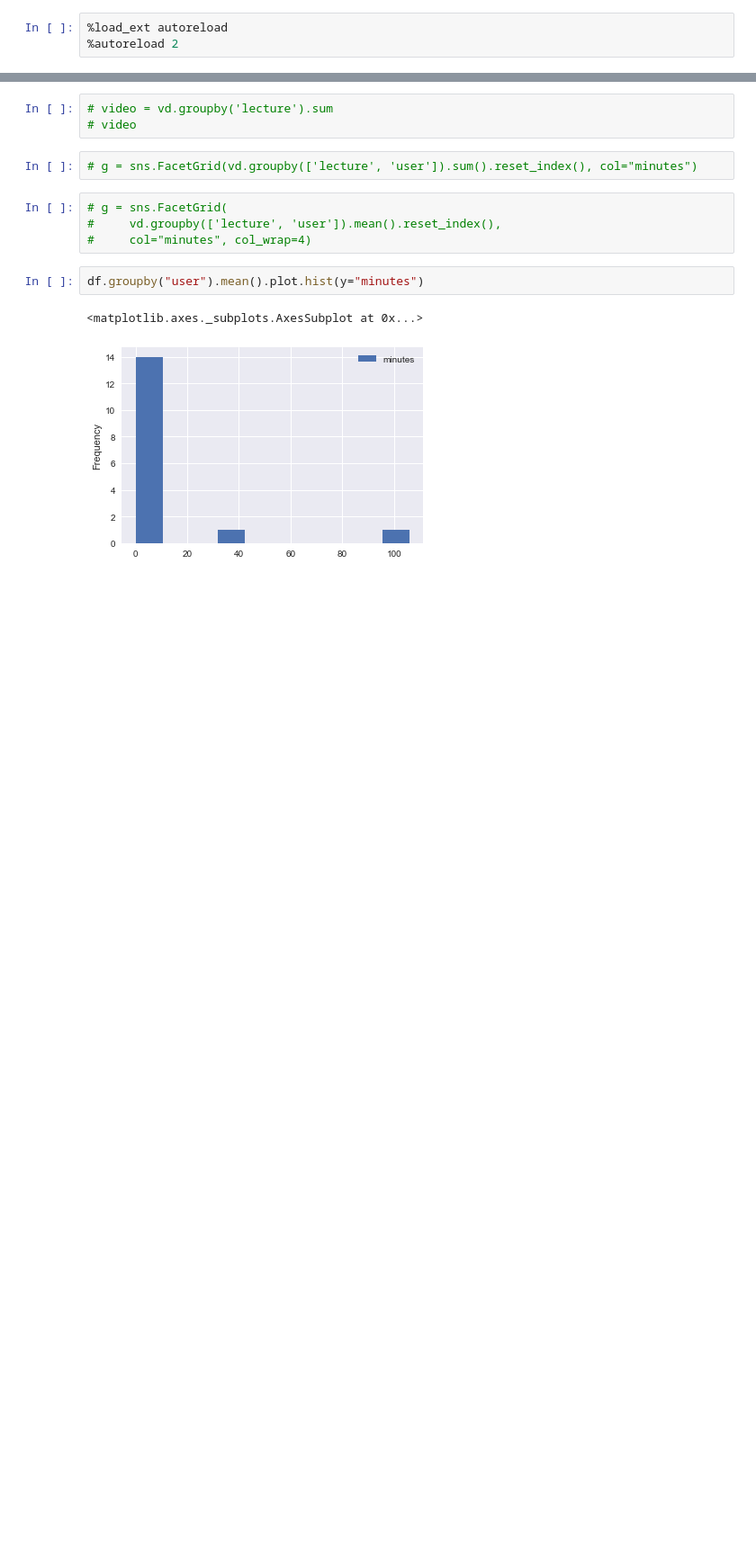
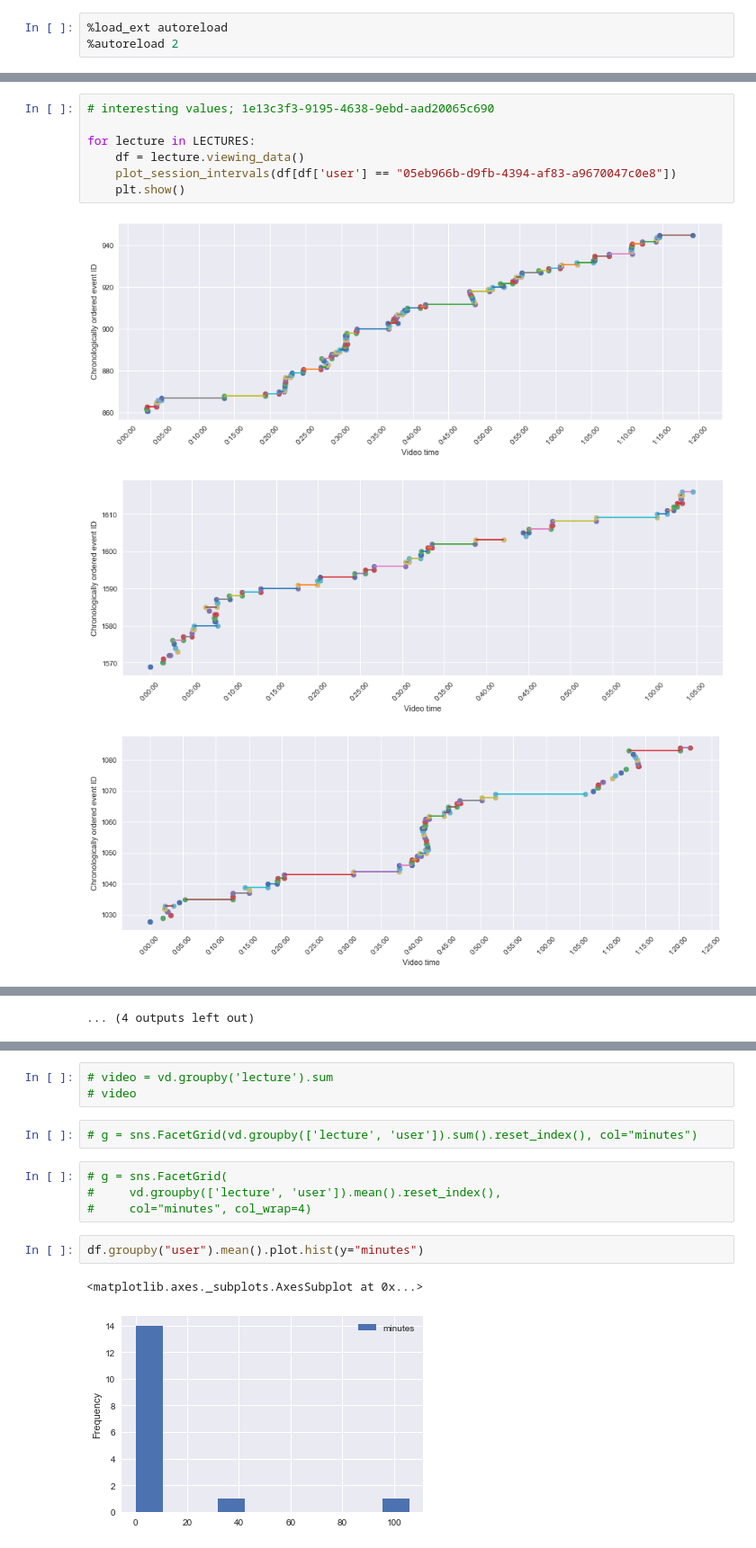
Before and after one commit to willcrichton/lecture-intelligence, a Jupyter notebook: notebooks/example-gili-changes.ipynb, the cells around one changed output, grey strips where cells are left out. Shown at 90% size. Drawn from its saved outputs; the diff is of its cells as text; blank space fills up the shorter version.

```diff
--- a/notebooks/example-gili-changes.ipynb
+++ b/notebooks/example-gili-changes.ipynb
@@ -58,0 +45,11 @@ for lecture in LECTURES:
+# %%
+# interesting values; 1e13c3f3-9195-4638-9ebd-aad20065c690
+
+for lecture in LECTURES:
+    df = lecture.viewing_data()
+    plot_session_intervals(df[df['user'] == "05eb966b-d9fb-4394-af83-a9670047c0e8"])
+    plt.show()
+# %% [output]
+[figure, added]
+[figure, added]
+[figure, added]
@@ -58,0 +65 @@ for lecture in LECTURES:
+... (4 outputs left out)
```
Also changed, not shown: parts of 15 cells of this notebook, 1 other file.
